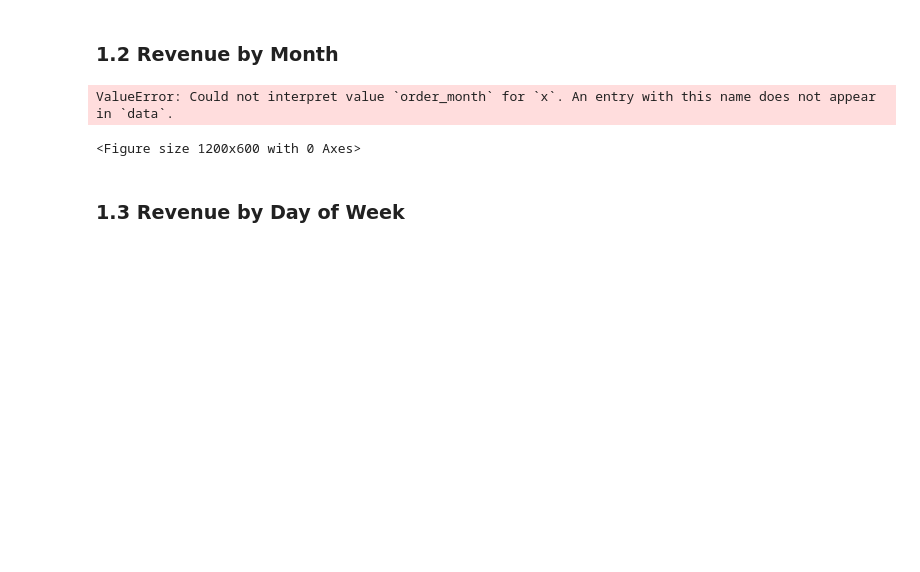
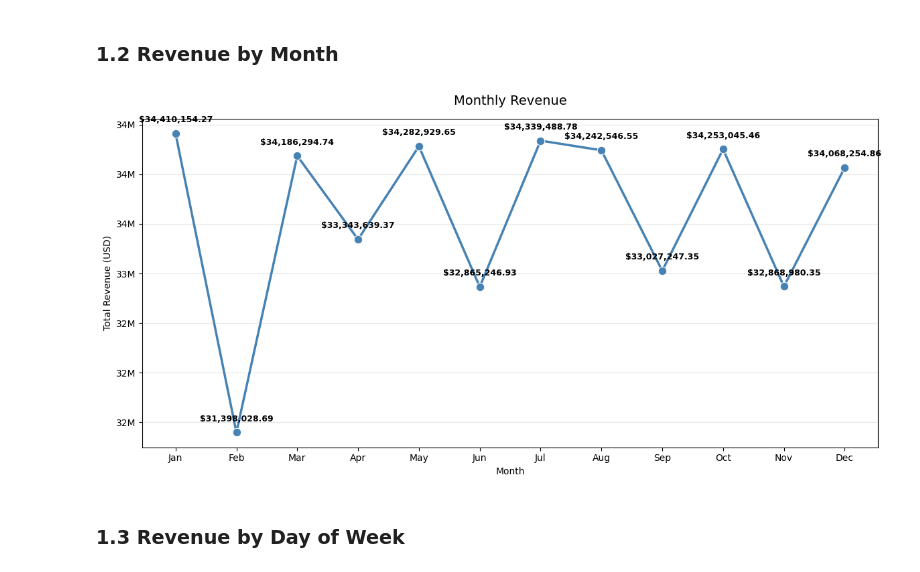
Before and after one commit to judiellegaspina/Ecommerce-EDA-and-Sales-Prediction, a Jupyter notebook: 05_Sales_Analysis.ipynb, the cells around one changed output. Saved outputs shown, nothing was run; the diff lists cells and outputs as text; code cells hidden in the pictures; blank space fills up the shorter version.

```diff
--- a/05_Sales_Analysis.ipynb
+++ b/05_Sales_Analysis.ipynb
@@ -93,37 +93,36 @@ monthly_revenue = (
 plt.figure(figsize=(12, 6))
 
 ax = sns.lineplot(
     data=monthly_revenue,
-    x='order_month',
+    x='order_month_name',
     y='net_revenue_usd',
     marker='o',
     markersize=9,
     linewidth=2.5,
     color='steelblue'
 )
 
-for x, y in zip(monthly_revenue['order_month'], monthly_revenue['net_revenue_usd']):
+for x, y in zip(monthly_revenue['order_month_name'], monthly_revenue['net_revenue_usd']):
     ax.annotate(
         f'${y:,.2f}',
         (x, y),
         textcoords='offset points',
         xytext=(0, 12),
         ha='center',
         fontsize=9,
         fontweight='bold',
         color='black'
     )
 
 plt.title('Monthly Revenue', fontsize=14, pad=15)
 plt.xlabel('Month')
 plt.ylabel('Total Revenue (USD)')
 plt.gca().yaxis.set_major_formatter(plt.FuncFormatter(lambda x, _: f'{x/1e6:.0f}M'))
 plt.grid(axis='y', alpha=0.3)
 plt.tight_layout()
 plt.show()
 # %% [output]
-ValueError: Could not interpret value `order_month` for `x`. An entry with this name does not appear in `data`.
-<Figure size 1200x600 with 0 Axes>
+[figure, added]
 # %% [markdown]
 ### 1.3 Revenue by Day of Week
 # %%
```
Also changed, not shown: parts of 22 cells of this notebook.
